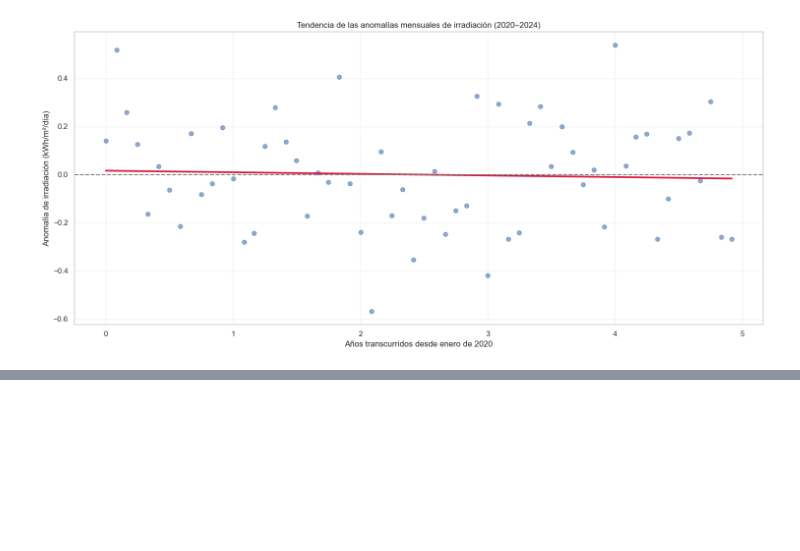
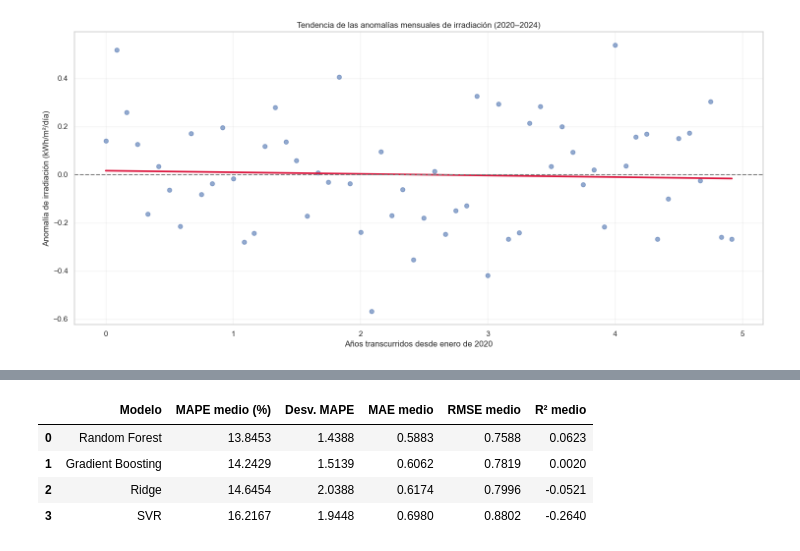
Before and after one commit to saralvillanu/solar_smart_predictive_analysis, a Jupyter notebook: EDA_Solar_Bogota.ipynb, the cells around one changed output, grey strips where cells are left out. Cells and saved outputs as stored; diff of their text form; code cells hidden in the pictures; blank space fills up the shorter version.

```diff
--- a/EDA_Solar_Bogota.ipynb
+++ b/EDA_Solar_Bogota.ipynb
@@ -1297,0 +1566,60 @@ plt.show()
+# %%
+validacion_temporal = TimeSeriesSplit(
+    n_splits=5
+)
+
+metricas_cv = {
+    'MAE': 'neg_mean_absolute_error',
+    'RMSE': 'neg_root_mean_squared_error',
+    'MAPE': 'neg_mean_absolute_percentage_error',
+    'R2': 'r2'
+}
+
+resultados_cv = []
+
+for nombre, modelo in modelos.items():
+
+    resultado = cross_validate(
+        estimator=modelo,
+        X=X_entrenamiento,
+        y=y_entrenamiento,
+        cv=validacion_temporal,
+        scoring=metricas_cv,
+        n_jobs=-1
+    )
+
+    resultados_cv.append({
+        'Modelo': nombre,
+        'MAPE medio (%)': (
+            -resultado['test_MAPE'].mean()
+            * 100
+        ),
+        'Desv. MAPE': (
+            resultado['test_MAPE']
+            .std()
+            * 100
+        ),
+        'MAE medio': (
+            -resultado['test_MAE'].mean()
+        ),
+        'RMSE medio': (
+            -resultado['test_RMSE'].mean()
+        ),
+        'R² medio': (
+            resultado['test_R2'].mean()
+        )
+    })
+
+tabla_validacion = (
+    pd.DataFrame(resultados_cv)
+    .sort_values('MAPE medio (%)')
+    .reset_index(drop=True)
+)
+
+display(tabla_validacion.round(4))
+# %% [output]
+|  | Modelo | MAPE medio (%) | Desv. MAPE | MAE medio | RMSE medio | R² medio |
+| 0 | Random Forest | 13.8453 | 1.4388 | 0.5883 | 0.7588 | 0.0623 |
+| 1 | Gradient Boosting | 14.2429 | 1.5139 | 0.6062 | 0.7819 | 0.0020 |
+| 2 | Ridge | 14.6454 | 2.0388 | 0.6174 | 0.7996 | -0.0521 |
+| 3 | SVR | 16.2167 | 1.9448 | 0.6980 | 0.8802 | -0.2640 |
```
Also changed, not shown: parts of 12 cells of this notebook.
